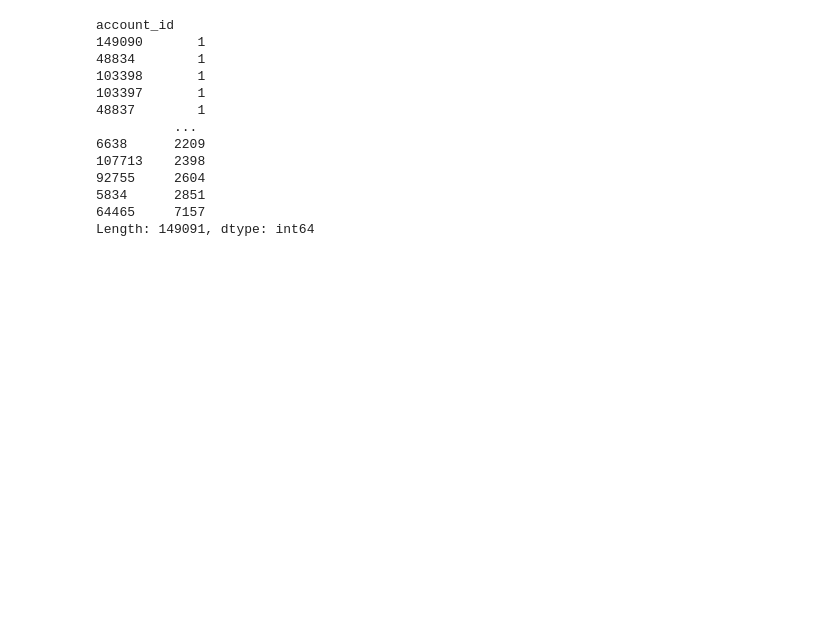
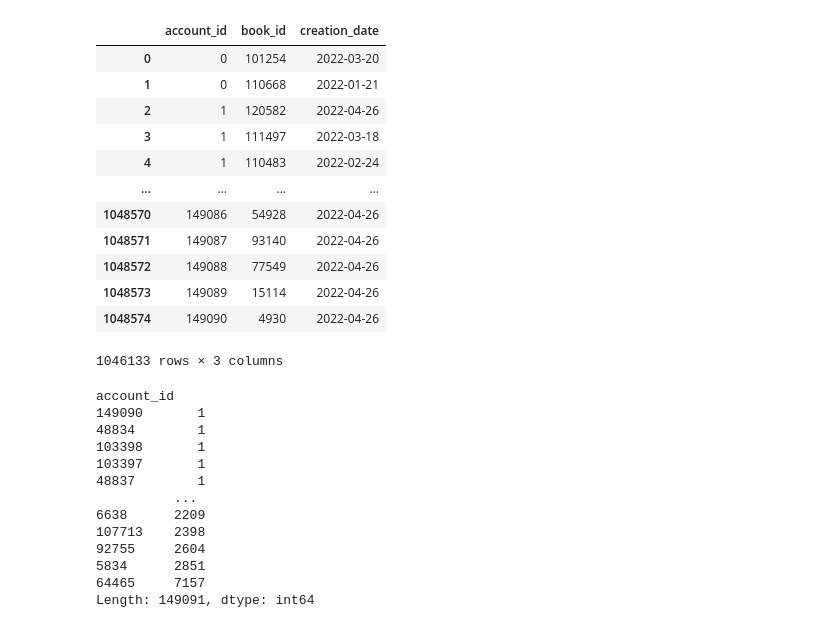
Before and after one commit to abolfazlyarian/task1, a Jupyter notebook: test.ipynb, the cells around one changed output. Cells and saved outputs as stored; diff of their text form; code cells hidden in the pictures; blank space fills up the shorter version.

```diff
--- a/test.ipynb
+++ b/test.ipynb
@@ -18,0 +70,5 @@ df['C'] = pd.to_datetime(df['C']).sort_values
+# %%
+action_df = pd.read_csv("dataset/actions.csv").dropna()
+action_df.columns = ['account_id', 'book_id', 'creation_date']
+action_df['creation_date'] = pd.to_datetime(action_df['creation_date']).dt.date
+action_df
@@ -19,2 +89,2 @@ df['C'] = pd.to_datetime(df['C']).sort_values
 # %%
-df.groupby('A').apply(lambda x: x.sort_values('C', ascending=False)).reset_index(drop=True)
+action_df = action_df.groupby('account_id', group_keys=True).apply(lambda x: x.sort_values('creation_date', ascending=False)).reset_index(drop=True)
@@ -36,6 +90,0 @@ To adopt the future behavior and silence this warning, use
-# %%
-action_df = pd.read_csv("dataset/actions.csv").dropna()
-action_df.columns = ['account_id', 'book_id', 'creation_date']
-action_df['creation_date'] = pd.to_datetime(action_df['creation_date'])
-action_df['creation_date'] = action_df['creation_date'].dt.date
-action_df
@@ -72,0 +107,16 @@ action_df.groupby('account_id').apply(lambda x: x.sort_values('creation_date')).
+# %%
+action_df = action_df[pd.to_datetime(action_df['creation_date']).dt.year == 2022]
+# %% [output]
+|  | account_id | book_id | creation_date |
+| 0 | 0 | 101254 | 2022-03-20 |
+| 1 | 0 | 110668 | 2022-01-21 |
+| 2 | 1 | 120582 | 2022-04-26 |
+| 3 | 1 | 111497 | 2022-03-18 |
+| 4 | 1 | 110483 | 2022-02-24 |
+| ... | ... | ... | ... |
+| 1048570 | 149086 | 54928 | 2022-04-26 |
+| 1048571 | 149087 | 93140 | 2022-04-26 |
+| 1048572 | 149088 | 77549 | 2022-04-26 |
+| 1048573 | 149089 | 15114 | 2022-04-26 |
+| 1048574 | 149090 | 4930 | 2022-04-26 |
+1046133 rows × 3 columns
```
Also changed, not shown: parts of 12 cells of this notebook.
